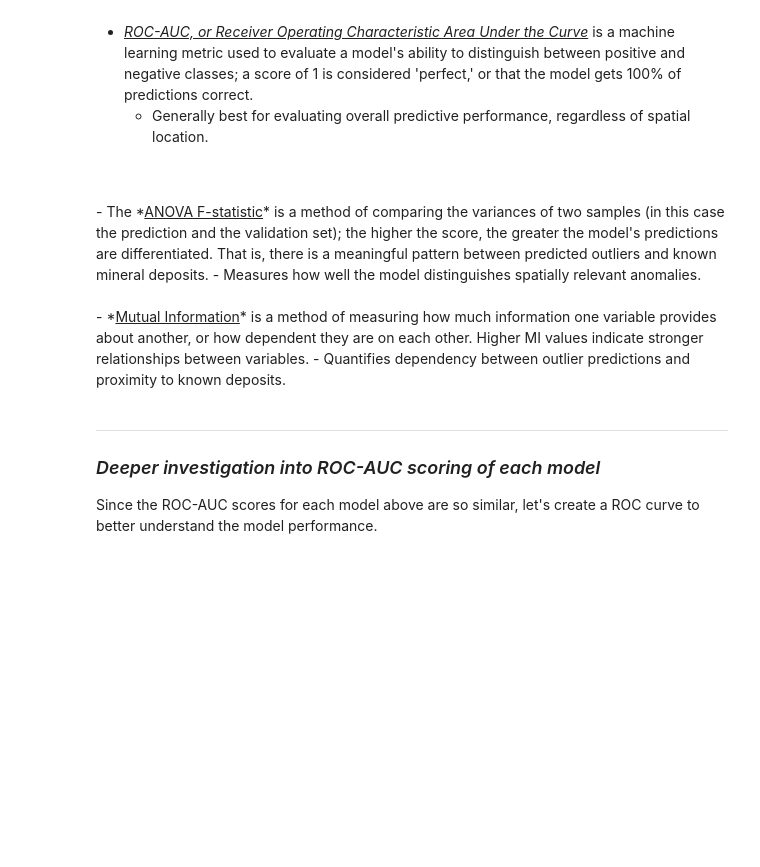
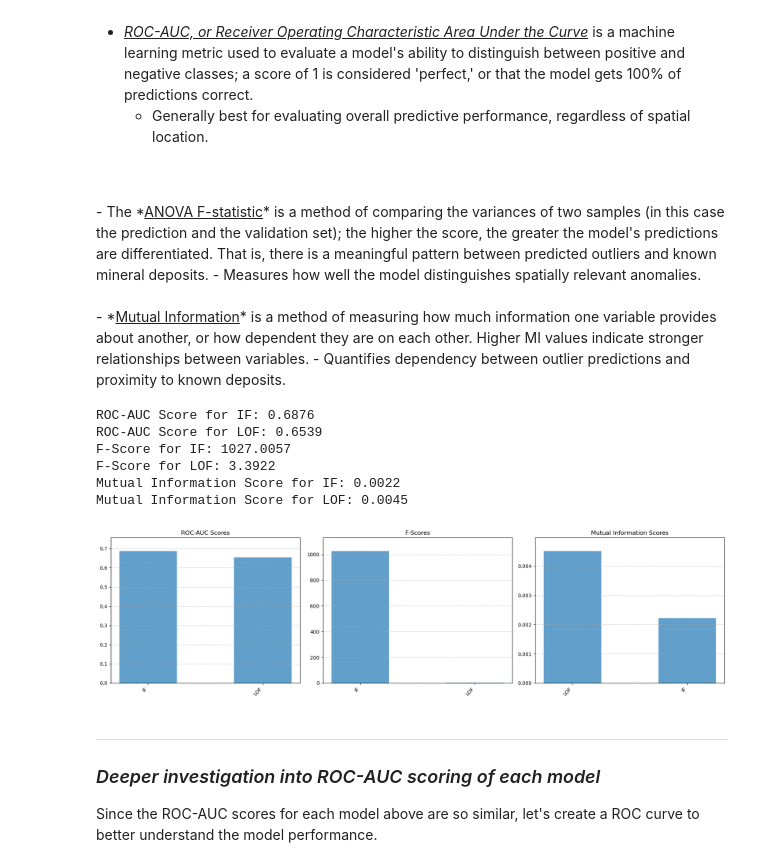
Before and after one commit to tyhowee/geo_datasci_tools, a Jupyter notebook: geochemical_outlier_detection/AK_outlier_detection.ipynb, the cells around one changed output. Drawn from its saved outputs; the diff is of its cells as text; code cells hidden in the pictures; blank space fills up the shorter version.

```diff
--- a/geochemical_outlier_detection/AK_outlier_detection.ipynb
+++ b/geochemical_outlier_detection/AK_outlier_detection.ipynb
@@ -224,24 +270,47 @@ To quantitatively compare the different outlier prediction methods, we will use
 # %%
 # Calculate scores for each outlier detection method
 
 scoring_radius = 0.005 # roughly 500m
 
 roc_auc_scores = helper_functions.calculate_roc_auc(
-    outlier_results, outlier_result_names, validation_df, radius=scoring_radius
+    outlier_results,
+    outlier_result_names,
+    validation_df,
+    radius=scoring_radius,
+    x_col="longitude",
+    y_col="latitude",
 )
 
 f_scores = helper_functions.calculate_f_score(
-    outlier_results, outlier_result_names, validation_df, radius=scoring_radius
+    outlier_results,
+    outlier_result_names,
+    validation_df,
+    radius=scoring_radius,
+    x_col="longitude",
+    y_col="latitude",
 )
 
 mi_scores = helper_functions.calculate_mi_score(
-    outlier_results, outlier_result_names, validation_df, radius=scoring_radius
+    outlier_results,
+    outlier_result_names,
+    validation_df,
+    radius=scoring_radius,
+    x_col="longitude",
+    y_col="latitude",
 )
 
 helper_functions.plot_scores(
     [roc_auc_scores, f_scores, mi_scores],
     titles=["ROC-AUC Scores", "F-Scores", "Mutual Information Scores"],
 )
+# %% [output]
+ROC-AUC Score for IF: 0.6876
+ROC-AUC Score for LOF: 0.6539
+F-Score for IF: 1027.0057
+F-Score for LOF: 3.3922
+Mutual Information Score for IF: 0.0022
+Mutual Information Score for LOF: 0.0045
+[figure, added]
 # %% [markdown]
 ---
 
```
Also changed, not shown: parts of 22 cells of this notebook, 2 other files.
